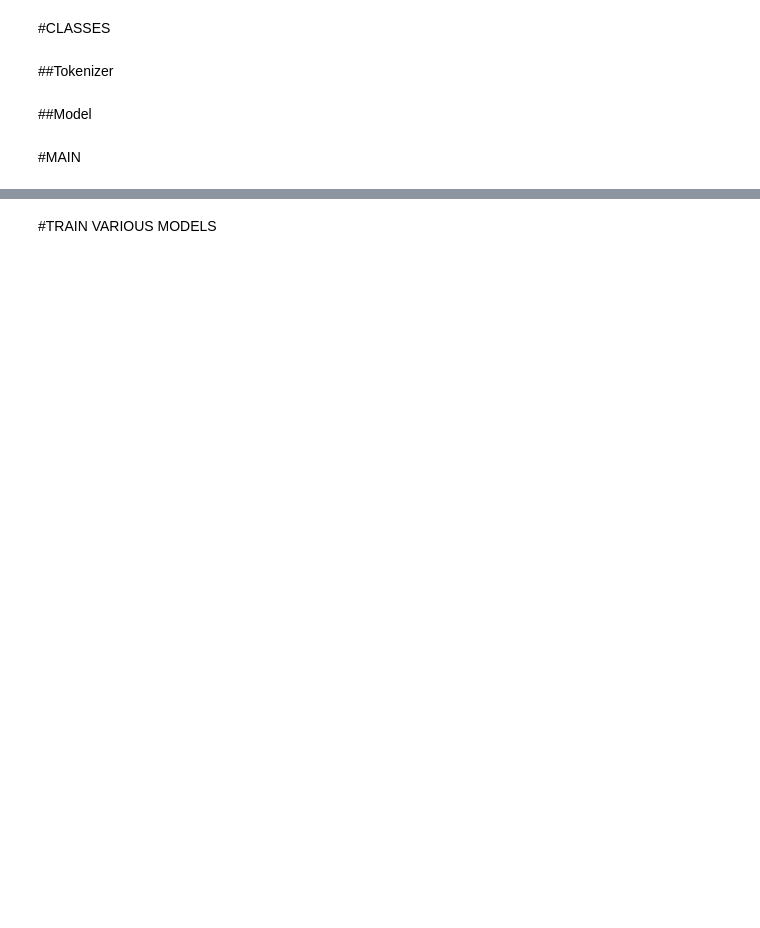
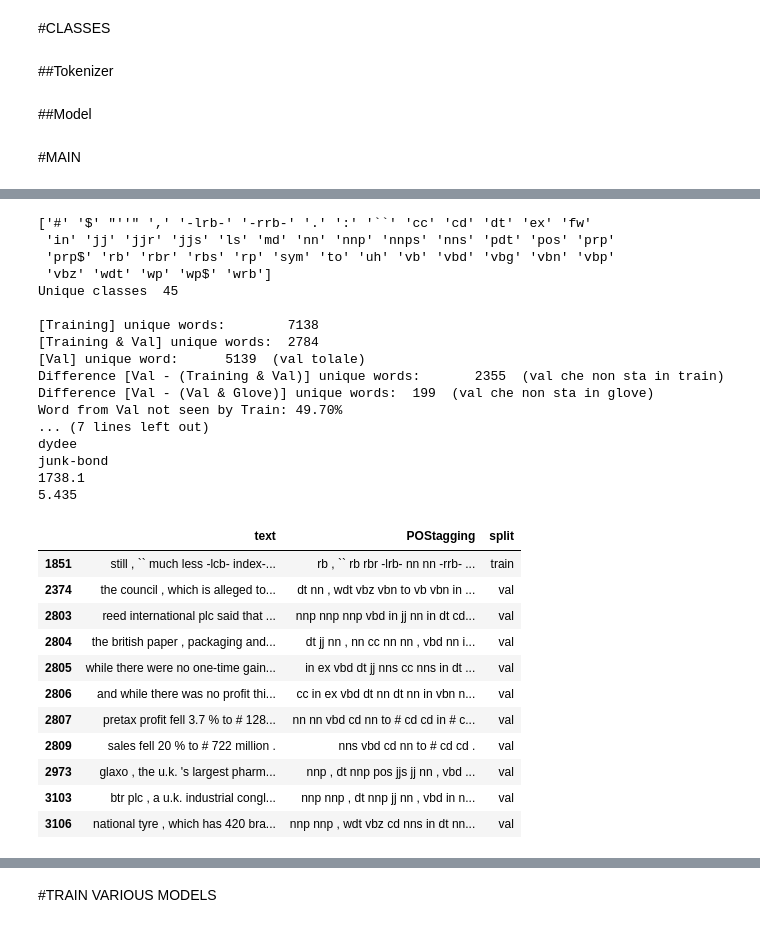
Before and after one commit to NoLogicPlease/pos_tagging, a Jupyter notebook: Assignment1.ipynb, the cells around one changed output, grey strips where cells are left out. Saved outputs shown, nothing was run; the diff lists cells and outputs as text; code cells hidden in the pictures; blank space fills up the shorter version.

```diff
--- a/Assignment1.ipynb
+++ b/Assignment1.ipynb
@@ -461,3 +505,63 @@ Extraction completed!
+# %%
+print(np.unique(''.join(df['POStagging']).split()))
+print("Unique classes ",len(np.unique(''.join(df['POStagging']).split())))
+
+vali = df[df['split']=='val']
+traini = df[df['split']=='train']
+
+uni_vali = set(''.join(vali['text']).split())
+uni_traini = set(''.join(traini['text']).split())
+
+diff = uni_vali - (uni_traini & uni_vali)
+
+
+print()
+print(f"[Training] unique words: \t{len(uni_traini)}")
+print(f"[Training & Val] unique words: \t{len(uni_traini & uni_vali)}")
+print(f"[Val] unique word: \t{len(uni_vali)}  (val tolale)")
+print(f"Difference [Val - (Training & Val)] unique words: \t{len(diff)}  (val che non sta in train)")
+
+uni_glove = set(glove_dict.keys())
+diff_glove = uni_vali - (uni_vali & uni_glove)
+print(f"Difference [Val - (Val & Glove)] unique words: \t{len(diff_glove)}  (val che non sta in glove)")
+print(f"Word from Val not seen by Train: {(len(diff_glove) + len(diff))*100/len(uni_vali):.2F}%")
+print()
+
+for i,  oov in enumerate(diff_glove):
+    if i < 10:
+        print(oov)
+
+df[df['POStagging'].str.contains('\#')]
+# %% [output]
+['#' '$' "''" ',' '-lrb-' '-rrb-' '.' ':' '``' 'cc' 'cd' 'dt' 'ex' 'fw'
+ 'in' 'jj' 'jjr' 'jjs' 'ls' 'md' 'nn' 'nnp' 'nnps' 'nns' 'pdt' 'pos' 'prp'
+ 'prp$' 'rb' 'rbr' 'rbs' 'rp' 'sym' 'to' 'uh' 'vb' 'vbd' 'vbg' 'vbn' 'vbp'
+ 'vbz' 'wdt' 'wp' 'wp$' 'wrb']
+Unique classes  45
+
+[Training] unique words:        7138
+[Training & Val] unique words:  2784
+[Val] unique word:      5139  (val tolale)
+Difference [Val - (Training & Val)] unique words:       2355  (val che non sta in train)
+Difference [Val - (Val & Glove)] unique words:  199  (val che non sta in glove)
+Word from Val not seen by Train: 49.70%
+... (7 lines left out)
+dydee
+junk-bond
+1738.1
+5.435
+|  | text | POStagging | split |
+| 1851 | still , `` much less -lcb- index-... | rb , `` rb rbr -lrb- nn nn -rrb- ... | train |
+| 2374 | the council , which is alleged to... | dt nn , wdt vbz vbn to vb vbn in ... | val |
+| 2803 | reed international plc said that ... | nnp nnp nnp vbd in jj nn in dt cd... | val |
+| 2804 | the british paper , packaging and... | dt jj nn , nn cc nn nn , vbd nn i... | val |
+| 2805 | while there were no one-time gain... | in ex vbd dt jj nns cc nns in dt ... | val |
+| 2806 | and while there was no profit thi... | cc in ex vbd dt nn dt nn in vbn n... | val |
+| 2807 | pretax profit fell 3.7 % to # 128... | nn nn vbd cd nn to # cd cd in # c... | val |
+| 2809 | sales fell 20 % to # 722 million . | nns vbd cd nn to # cd cd . | val |
+| 2973 | glaxo , the u.k. 's largest pharm... | nnp , dt nnp pos jjs jj nn , vbd ... | val |
+| 3103 | btr plc , a u.k. industrial congl... | nnp nnp , dt nnp jj nn , vbd in n... | val |
+| 3106 | national tyre , which has 420 bra... | nnp nnp , wdt vbz cd nns in dt nn... | val |
 # %%
 print(glove_matrix[glove_dict["the"]])
 ind = v4_val_to_key["the"]-1
```
Also changed, not shown: parts of 17 cells of this notebook.
